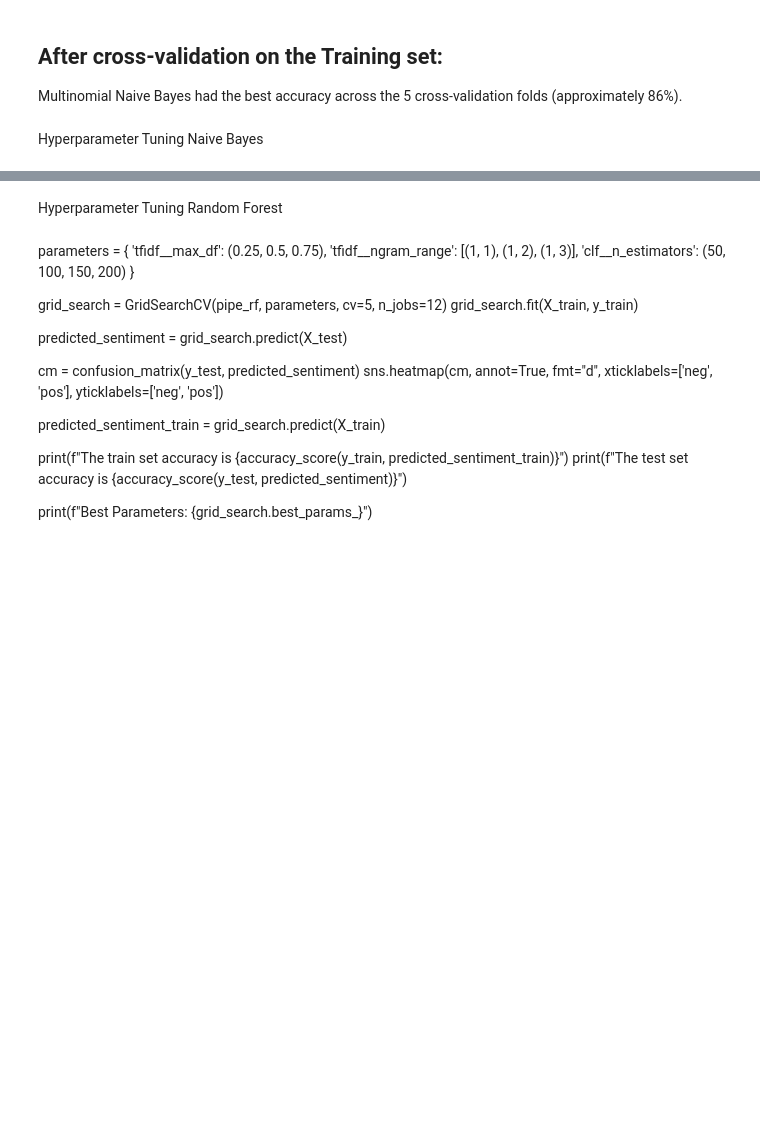
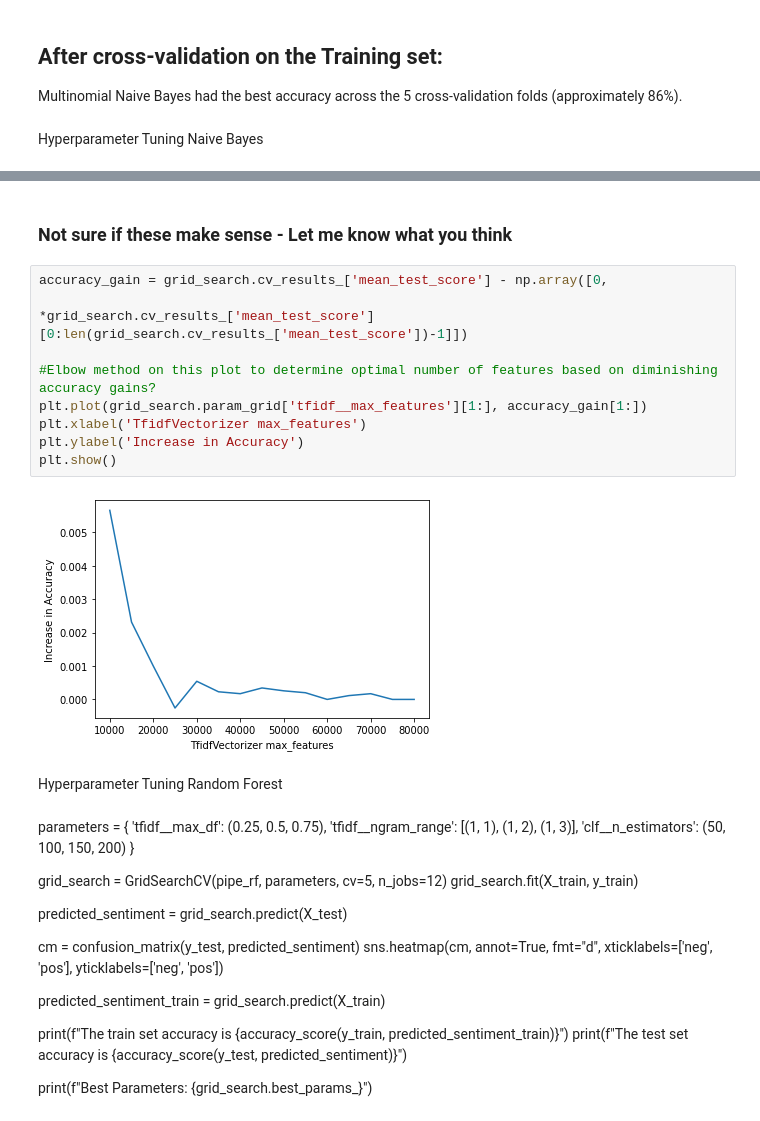
Before and after one commit to christesont/cs4448_finalproject, a Jupyter notebook: cs4448_finalproject.ipynb, the cells around one changed output, grey strips where cells are left out. Cells and saved outputs as stored; diff of their text form; blank space fills up the shorter version.

```diff
--- a/cs4448_finalproject.ipynb
+++ b/cs4448_finalproject.ipynb
@@ -246,3 +316,16 @@ Best Parameters: {'clf__alpha': 1}
+# %% [markdown]
+### Not sure if these make sense - Let me know what you think
+# %%
+accuracy_gain = grid_search.cv_results_['mean_test_score'] - np.array([0,
+                                                                       *grid_search.cv_results_['mean_test_score'][0:len(grid_search.cv_results_['mean_test_score'])-1]])
+
+#Elbow method on this plot to determine optimal number of features based on diminishing accuracy gains?
+plt.plot(grid_search.param_grid['tfidf__max_features'][1:], accuracy_gain[1:])
+plt.xlabel('TfidfVectorizer max_features')
+plt.ylabel('Increase in Accuracy')
+plt.show()
+# %% [output]
+[figure, added]
 # %% [markdown]
 Hyperparameter Tuning Random Forest
 # %% [markdown]
```
Also changed, not shown: parts of 8 cells of this notebook.
